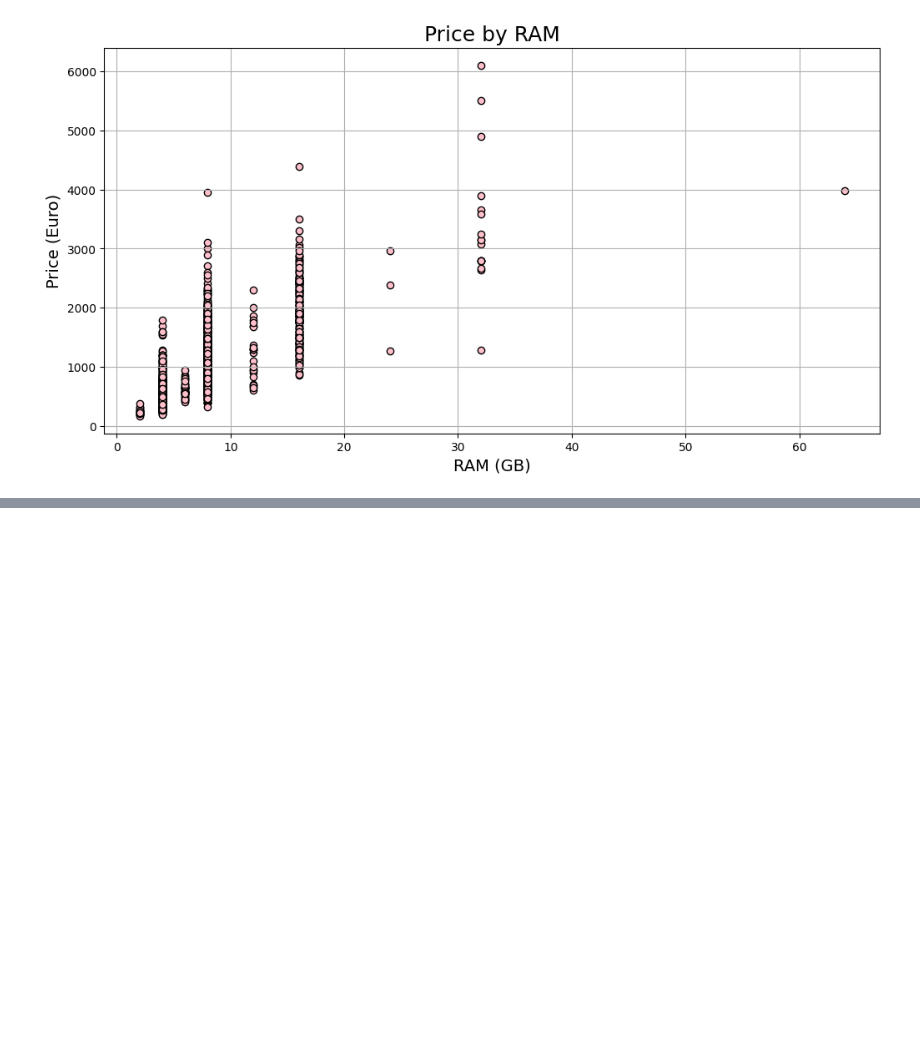
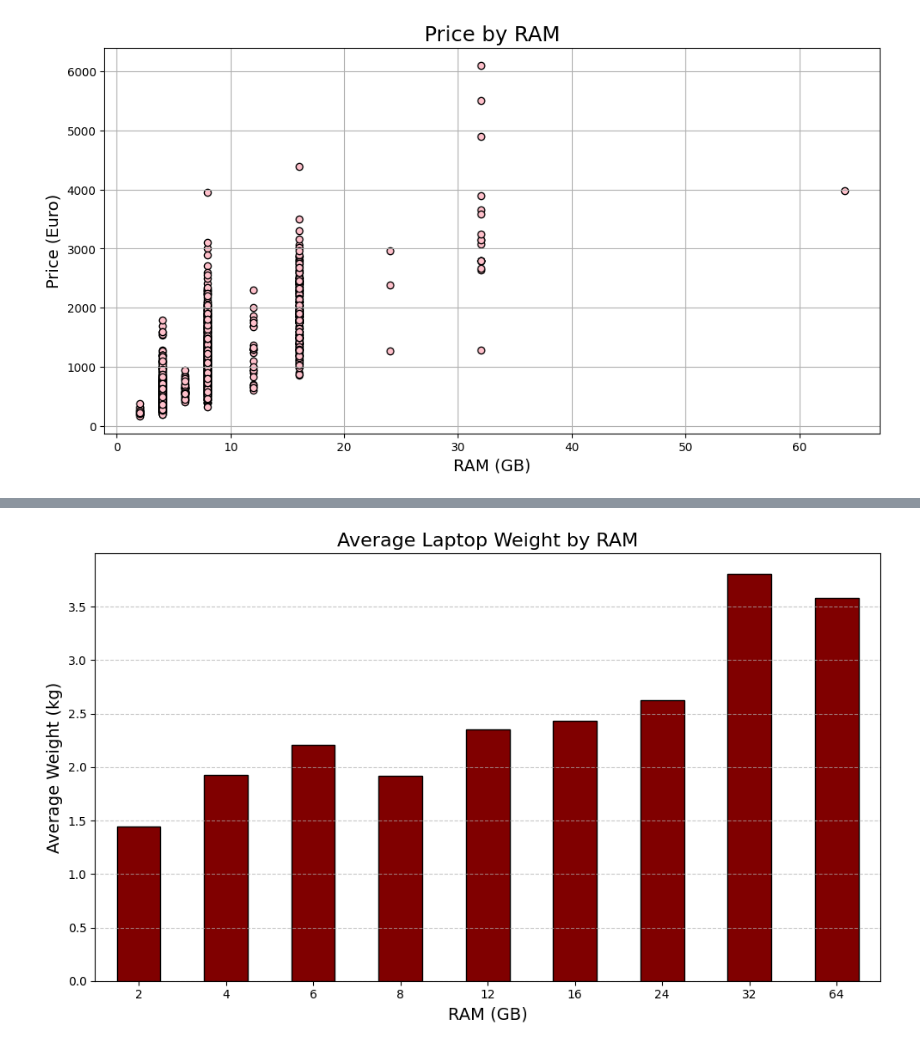
Before and after one commit to Mayadiamant/Pyhton-project, a Jupyter notebook: first_project.ipynb, the cells around one changed output, grey strips where cells are left out. Cells and saved outputs as stored; diff of their text form; code cells hidden in the pictures; blank space fills up the shorter version.

```diff
--- a/first_project.ipynb
+++ b/first_project.ipynb
@@ -504,0 +553,28 @@ plt.show()
+# %%
+# The implementation and visualization of the 6th question:
+import pandas as pd
+import matplotlib as plt
+import matplotlib.pyplot as plt
+#importing the file
+df = pd.read_csv("C:\\Users\\User\\Downloads\\laptop_price - dataset.csv")
+
+# Group the DataFrame by the 'RAM' column, calculate the mean Weight for each RAM,
+# Calculate the average weight by RAM
+average_weight_by_ram = df.groupby("RAM (GB)")["Weight (kg)"].mean()
+
+# Plot the average weight by RAM
+plt.figure(figsize=(10, 6))
+average_weight_by_ram.plot(kind="bar", color="maroon", edgecolor="black")
+plt.title("Average Laptop Weight by RAM", fontsize=16)
+plt.xlabel("RAM (GB)", fontsize=14)
+plt.ylabel("Average Weight (kg)", fontsize=14)
+plt.xticks(rotation=0)
+plt.grid(axis="y", linestyle="--", alpha=0.7)
+
+# Show the plot
+plt.tight_layout()
+plt.show()
+
+# As we can see, For bigger RAM memory, it doesn't necassirly mean the weight is heavier.
+# %% [output]
+[figure, added]
```
Also changed, not shown: parts of 3 cells of this notebook.
